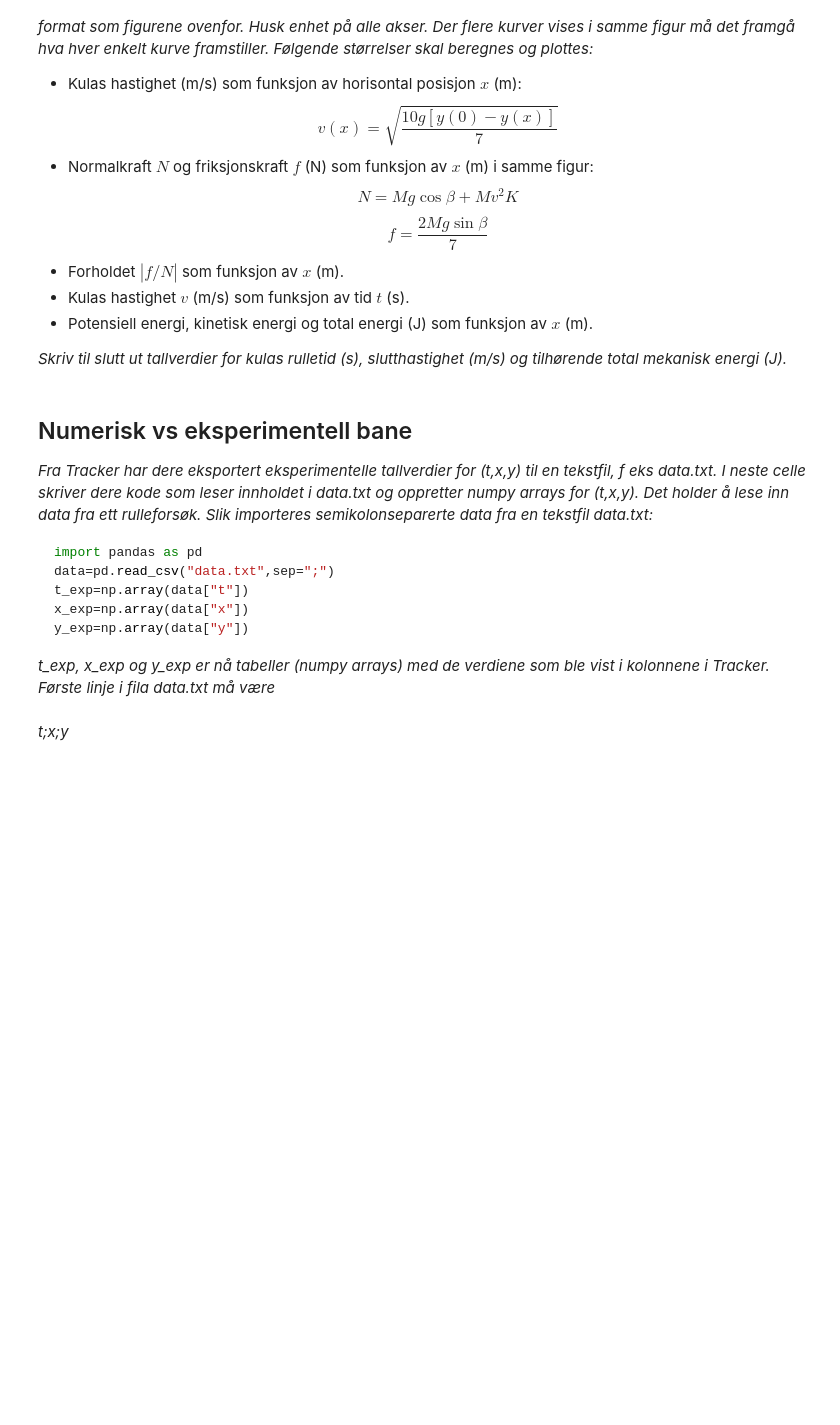
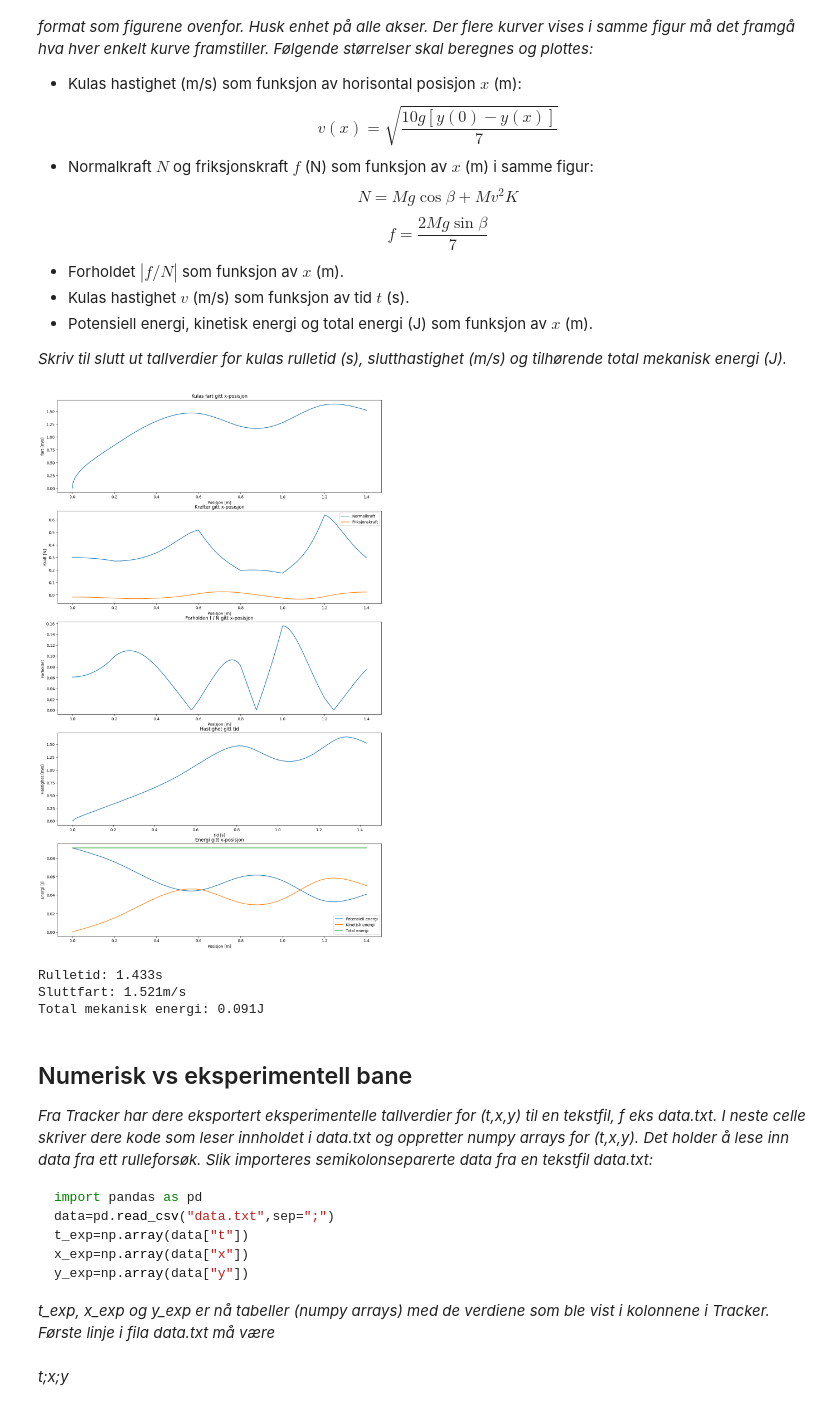
Before and after one commit to theodorklauritzen/TFY4115_lab, a Jupyter notebook: Rapport.ipynb, the cells around one changed output. Saved outputs shown, nothing was run; the diff lists cells and outputs as text; code cells hidden in the pictures; blank space fills up the shorter version.

```diff
--- a/Rapport.ipynb
+++ b/Rapport.ipynb
@@ -177,8 +178,71 @@ $$f = \frac{2Mg\sin\beta}{7}$$
 # %%
 #Numerisk beregning og plotting av de fysiske størrelsene v(x), N(x), f(x), f/N|, v(t), Epot(x), Ekin(x), Etot(x)
 
+fig, (ax1, ax2, ax3, ax4, ax5) = plt.subplots(5, figsize=(15, 25))
+
+# Kulas hastighet
+v = np.sqrt(10 * g * (y[0] - y) / 7)
+
+ax1.plot(x, v)
+ax1.set_title("Kulas fart gitt x-posisjon")
+ax1.set_ylabel("fart [m/s]")
+ax1.set_xlabel("Posisjon [m]")
+
+# Normalkraften og friksjonskraften
+N = M * g * np.cos(beta) + M * v ** 2 * K
+ax2.plot(x, N, label="Normalkraft")
+
+f = 2 * M * g * np.sin(beta) / 7
+ax2.plot(x, f, label="Friksjonskraft")
+
+ax2.set_title("Krefter gitt x-posisjon")
+ax2.set_ylabel("Kraft [N]")
+ax2.set_xlabel("Posisjon [m]")
+ax2.legend()
+
+# Forholdet f / N
+ax3.plot(x, np.abs(f / N))
+ax3.set_title("Forholden f / N gitt x-posisjon")
+ax3.set_ylabel("Forholdet")
+ax3.set_xlabel("Posisjon [m]")
+
+# Hastighet gitt tid
+dy = np.diff(y)
+ds = np.sqrt(dx**2 + dy**2)
+dt = ds / v[1:]
+t = np.concatenate(([0], dt)).cumsum()
+
+ax4.plot(t, v)
+ax4.set_title("Hastighet gitt tid")
+ax4.set_ylabel("Hastighet [m/s]")
+ax4.set_xlabel("tid [s]")
+
+# Energi gitt x-posisjon
+Epot = M * g * y
+ax5.plot(x, Epot, label="Potensiell energi")
+
+Ekin = (1 + c) / 2 * M * v ** 2
+ax5.plot(x, Ekin, label="Kinetisk energi")
+
+Etot = Epot + Ekin
+ax5.plot(x, Etot, label="Total energi")
+
+ax5.set_title("Energi gitt x-posisjon")
+ax5.set_ylabel("Energi [J]")
+ax5.set_xlabel("Posisjon [m]")
+ax5.legend()
+
+plt.show()
 
 #Utskrift av rulletid, sluttfart, total mekanisk energi
+print(f"Rulletid: {t[-1]:.3f}s")
+print(f"Sluttfart: {v[-1]:.3f}m/s")
+print(f"Total mekanisk energi: {np.mean(E_p + E_k):.3f}J")
+# %% [output]
+[figure, added]
+Rulletid: 1.433s
+Sluttfart: 1.521m/s
+Total mekanisk energi: 0.091J
 # %% [markdown]
 ## Numerisk vs eksperimentell bane
 
```
Also changed, not shown: parts of 5 cells of this notebook, 8 other files.
